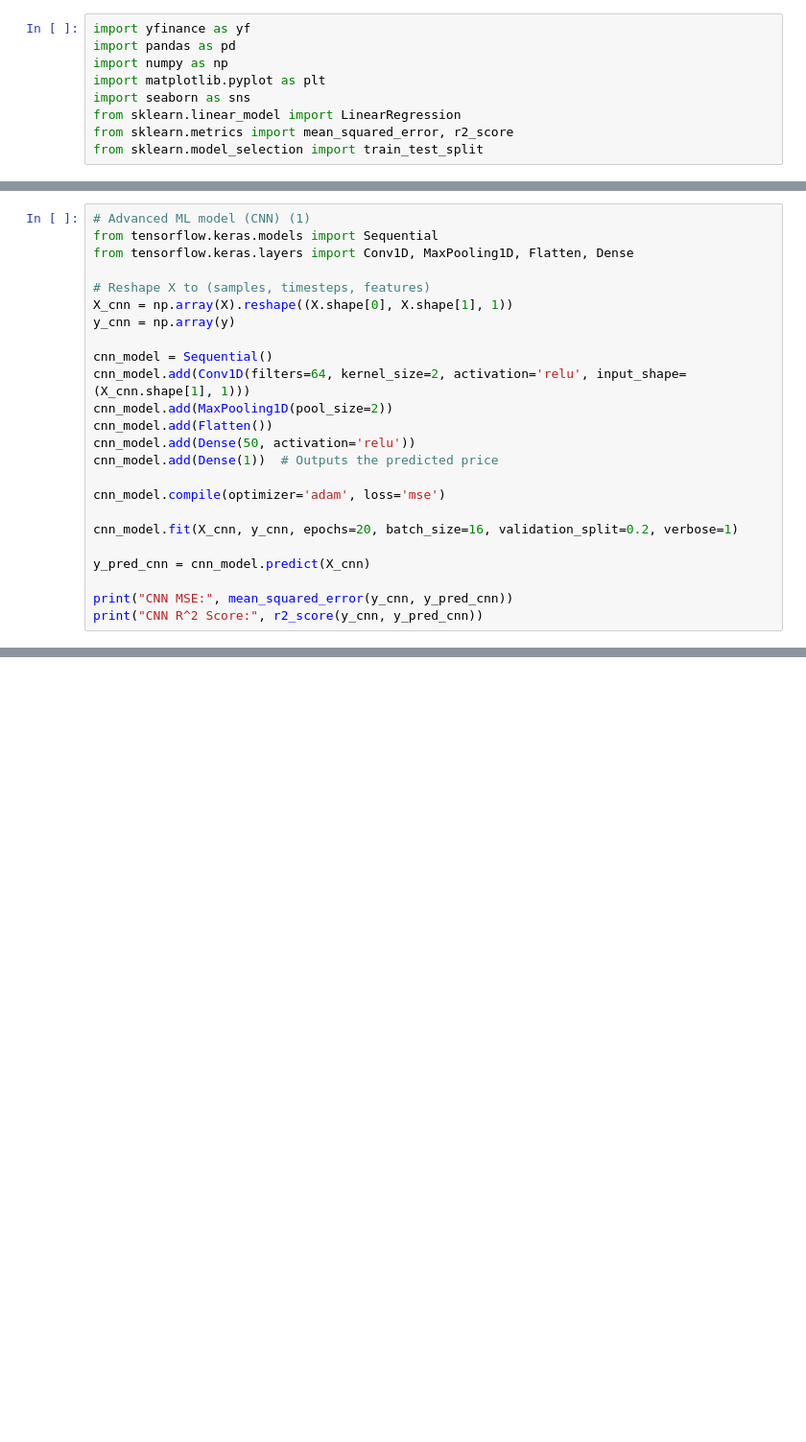
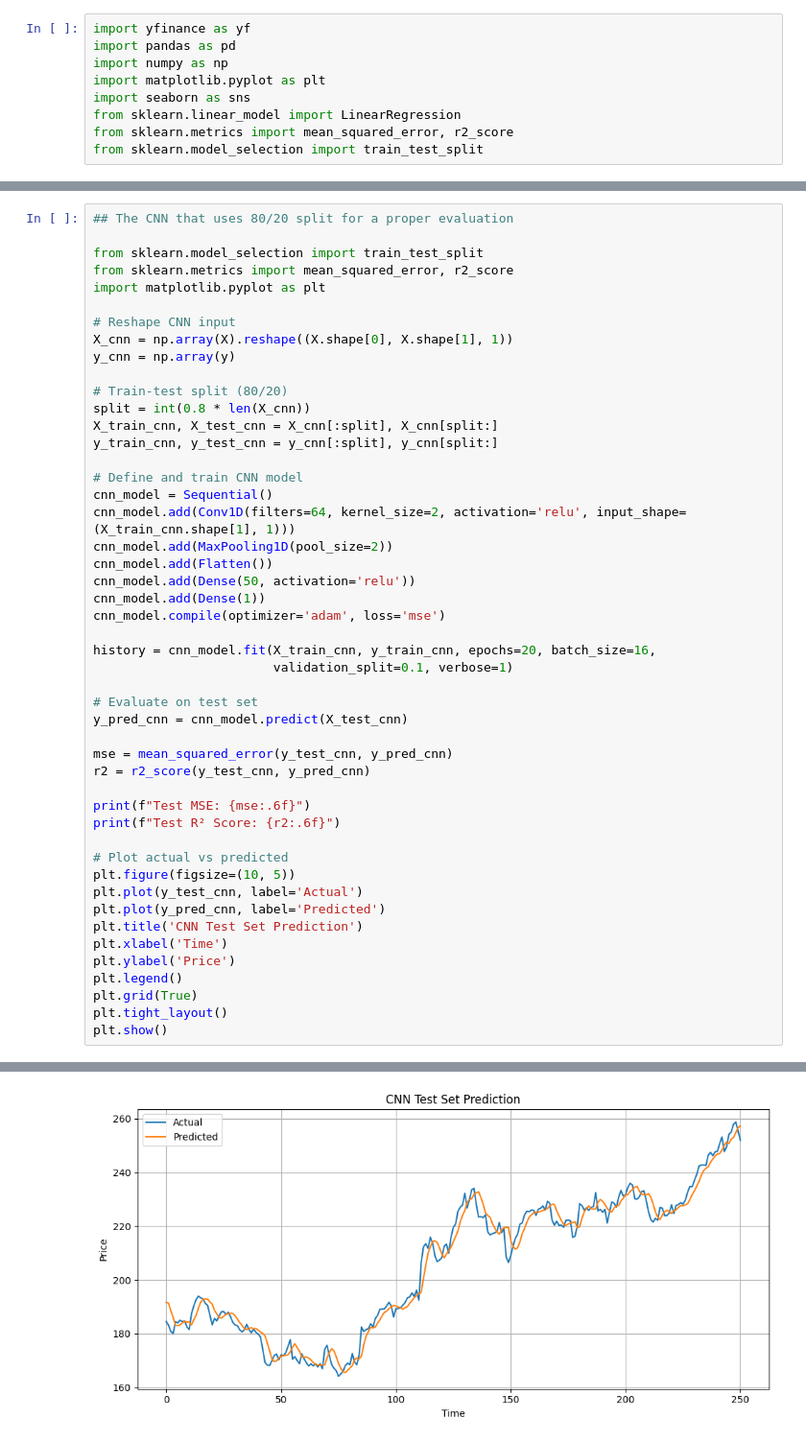
Before and after one commit to gceffi/AI-Stock-Predictor, a Jupyter notebook: StockMarket.ipynb, the cells around one changed output, grey strips where cells are left out. Shown at 96% size. Cells and saved outputs as stored; diff of their text form; blank space fills up the shorter version.

```diff
--- a/StockMarket.ipynb
+++ b/StockMarket.ipynb
@@ -92,26 +93,50 @@ plt.show()
 # %%
-# Advanced ML model (CNN) (1)
-from tensorflow.keras.models import Sequential
-from tensorflow.keras.layers import Conv1D, MaxPooling1D, Flatten, Dense
+## The CNN that uses 80/20 split for a proper evaluation
 
-# Reshape X to (samples, timesteps, features)
+from sklearn.model_selection import train_test_split
+from sklearn.metrics import mean_squared_error, r2_score
+import matplotlib.pyplot as plt
+
+# Reshape CNN input
 X_cnn = np.array(X).reshape((X.shape[0], X.shape[1], 1))
 y_cnn = np.array(y)
 
+# Train-test split (80/20)
+split = int(0.8 * len(X_cnn))
+X_train_cnn, X_test_cnn = X_cnn[:split], X_cnn[split:]
+y_train_cnn, y_test_cnn = y_cnn[:split], y_cnn[split:]
+
+# Define and train CNN model
 cnn_model = Sequential()
-cnn_model.add(Conv1D(filters=64, kernel_size=2, activation='relu', input_shape=(X_cnn.shape[1], 1)))
+cnn_model.add(Conv1D(filters=64, kernel_size=2, activation='relu', input_shape=(X_train_cnn.shape[1], 1)))
 cnn_model.add(MaxPooling1D(pool_size=2))
 cnn_model.add(Flatten())
 cnn_model.add(Dense(50, activation='relu'))
-cnn_model.add(Dense(1))  # Outputs the predicted price
-
+cnn_model.add(Dense(1))
 cnn_model.compile(optimizer='adam', loss='mse')
 
-cnn_model.fit(X_cnn, y_cnn, epochs=20, batch_size=16, validation_split=0.2, verbose=1)
+history = cnn_model.fit(X_train_cnn, y_train_cnn, epochs=20, batch_size=16,
+                        validation_split=0.1, verbose=1)
 
-y_pred_cnn = cnn_model.predict(X_cnn)
+# Evaluate on test set
+y_pred_cnn = cnn_model.predict(X_test_cnn)
 
-print("CNN MSE:", mean_squared_error(y_cnn, y_pred_cnn))
-print("CNN R^2 Score:", r2_score(y_cnn, y_pred_cnn))
+mse = mean_squared_error(y_test_cnn, y_pred_cnn)
+r2 = r2_score(y_test_cnn, y_pred_cnn)
+
+print(f"Test MSE: {mse:.6f}")
+print(f"Test R² Score: {r2:.6f}")
+
+# Plot actual vs predicted
+plt.figure(figsize=(10, 5))
+plt.plot(y_test_cnn, label='Actual')
+plt.plot(y_pred_cnn, label='Predicted')
+plt.title('CNN Test Set Prediction')
+plt.xlabel('Time')
+plt.ylabel('Price')
+plt.legend()
+plt.grid(True)
+plt.tight_layout()
+plt.show()
 # %% [output]
 Epoch 1/20
@@ -134 +160,2 @@ CNN R^2 Score: 0.9903941179740536
+[figure, added]
 # %%
```
Also changed, not shown: parts of 6 cells of this notebook.
